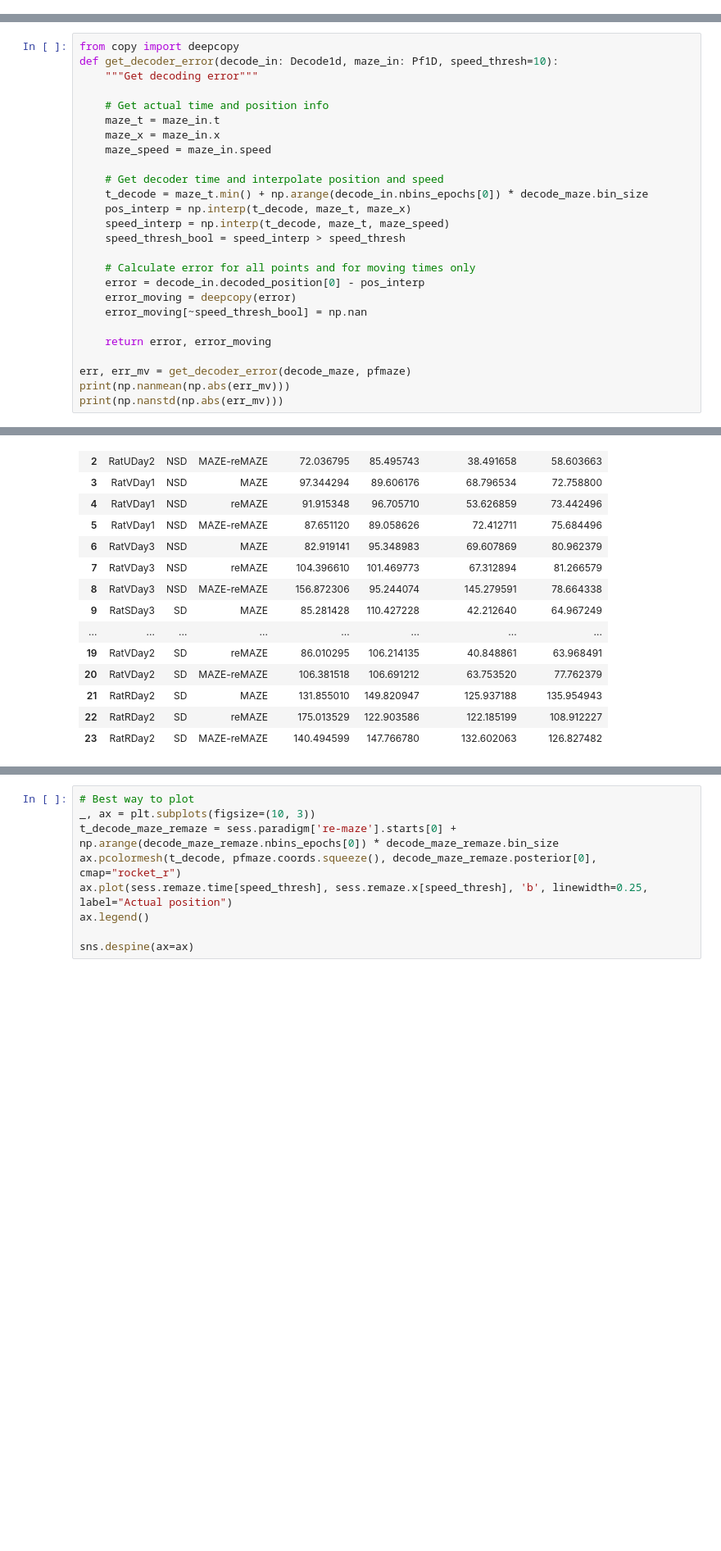
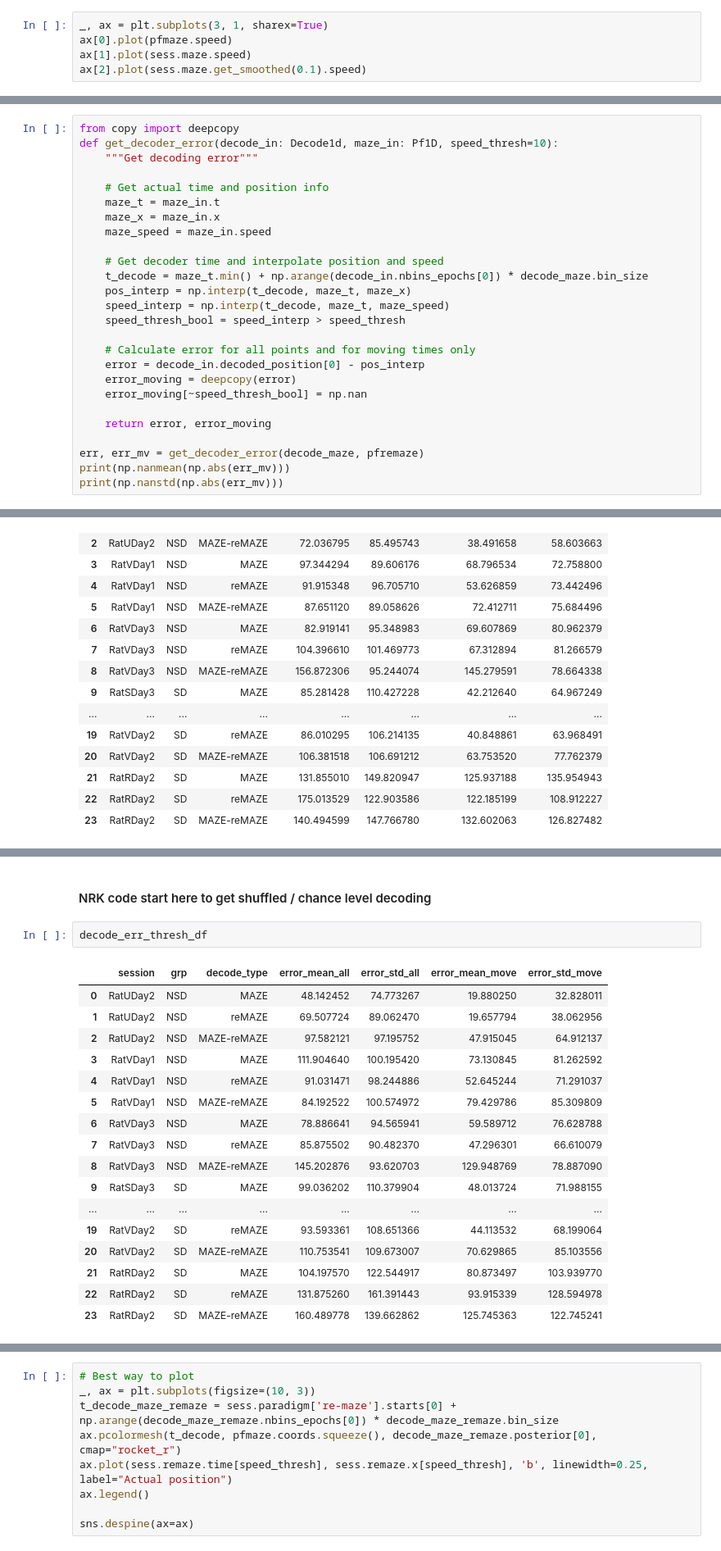
Before and after one commit to nkinsky/Projects_sandbox, a Jupyter notebook: sd_drift/sd_decode_maze_remaze.ipynb, the cells around one changed output, grey strips where cells are left out. Shown at 82% size. Saved outputs shown, nothing was run; the diff lists cells and outputs as text; blank space fills up the shorter version.

```diff
--- a/sd_drift/sd_decode_maze_remaze.ipynb
+++ b/sd_drift/sd_decode_maze_remaze.ipynb
@@ -151,0 +166,5 @@ Define useful function
+# %%
+_, ax = plt.subplots(3, 1, sharex=True)
+ax[0].plot(pfmaze.speed)
+ax[1].plot(sess.maze.speed)
+ax[2].plot(sess.maze.get_smoothed(0.1).speed)
@@ -172,7 +193,7 @@ def get_decoder_error(decode_in: Decode1d, maze_in: Pf1D, speed_thresh=10):
 
     return error, error_moving
 
-err, err_mv = get_decoder_error(decode_maze, pfmaze)
+err, err_mv = get_decoder_error(decode_maze, pfremaze)
 print(np.nanmean(np.abs(err_mv)))
 print(np.nanstd(np.abs(err_mv)))
 # %% [output]
@@ -258,2 +372,24 @@ decode_err_df
+# %% [markdown]
+#### NRK code start here to get shuffled / chance level decoding
+# %%
+decode_err_thresh_df
+# %% [output]
+|  | session | grp | decode_type | error_mean_all | error_std_all | error_mean_move | error_std_move |
+| 0 | RatUDay2 | NSD | MAZE | 48.142452 | 74.773267 | 19.880250 | 32.828011 |
+| 1 | RatUDay2 | NSD | reMAZE | 69.507724 | 89.062470 | 19.657794 | 38.062956 |
+| 2 | RatUDay2 | NSD | MAZE-reMAZE | 97.582121 | 97.195752 | 47.915045 | 64.912137 |
+| 3 | RatVDay1 | NSD | MAZE | 111.904640 | 100.195420 | 73.130845 | 81.262592 |
+| 4 | RatVDay1 | NSD | reMAZE | 91.031471 | 98.244886 | 52.645244 | 71.291037 |
+| 5 | RatVDay1 | NSD | MAZE-reMAZE | 84.192522 | 100.574972 | 79.429786 | 85.309809 |
+| 6 | RatVDay3 | NSD | MAZE | 78.886641 | 94.565941 | 59.589712 | 76.628788 |
+| 7 | RatVDay3 | NSD | reMAZE | 85.875502 | 90.482370 | 47.296301 | 66.610079 |
+| 8 | RatVDay3 | NSD | MAZE-reMAZE | 145.202876 | 93.620703 | 129.948769 | 78.887090 |
+| 9 | RatSDay3 | SD | MAZE | 99.036202 | 110.379904 | 48.013724 | 71.988155 |
+| ... | ... | ... | ... | ... | ... | ... | ... |
+| 19 | RatVDay2 | SD | reMAZE | 93.593361 | 108.651366 | 44.113532 | 68.199064 |
+| 20 | RatVDay2 | SD | MAZE-reMAZE | 110.753541 | 109.673007 | 70.629865 | 85.103556 |
+| 21 | RatRDay2 | SD | MAZE | 104.197570 | 122.544917 | 80.873497 | 103.939770 |
+| 22 | RatRDay2 | SD | reMAZE | 131.875260 | 161.391443 | 93.915339 | 128.594978 |
+| 23 | RatRDay2 | SD | MAZE-reMAZE | 160.489778 | 139.662862 | 125.745363 | 122.745241 |
 # %%
 _, ax = plt.subplots()
```
Also changed, not shown: parts of 14 cells of this notebook.
